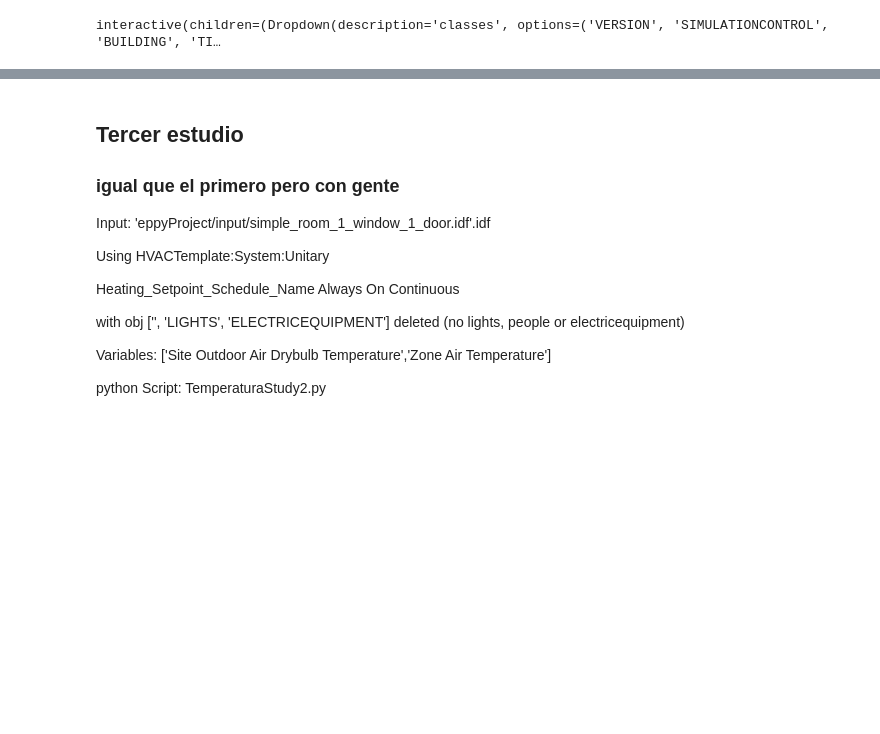
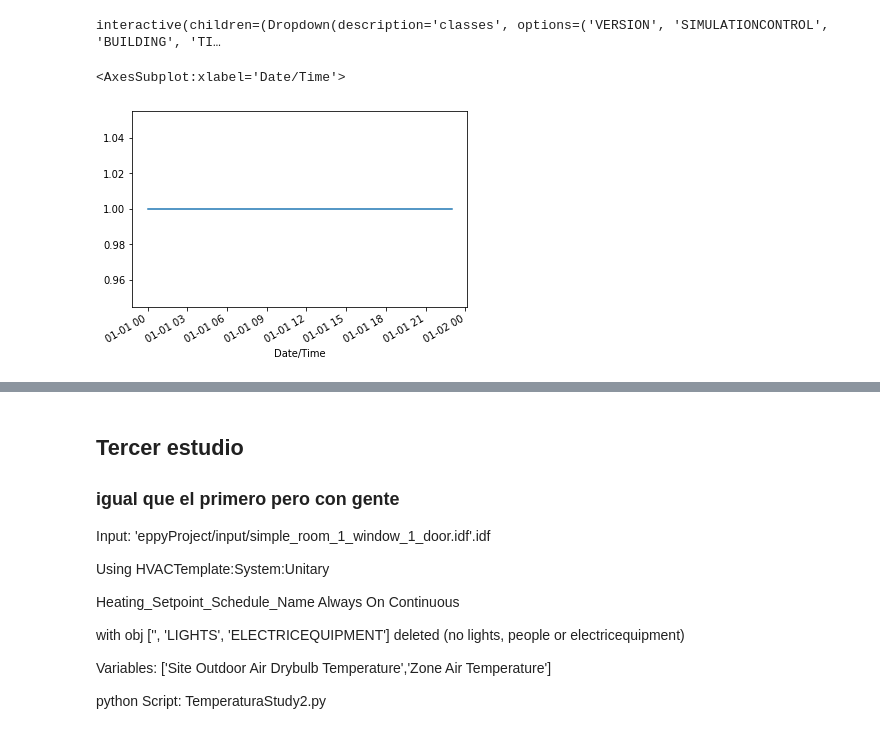
Before and after one commit to paulavmf/eppyProject, a Jupyter notebook: TemoeratureStudyplots.ipynb, the cells around one changed output, grey strips where cells are left out. Drawn from its saved outputs; the diff is of its cells as text; code cells hidden in the pictures; blank space fills up the shorter version.

```diff
--- a/TemoeratureStudyplots.ipynb
+++ b/TemoeratureStudyplots.ipynb
@@ -119,6 +72,11 @@ def show_not_null_classes(classes = notnullobj(idf2)):
     return epobject_to_df(idf2.idfobjects[classes])
 # %% [output]
 interactive(children=(Dropdown(description='classes', options=('VERSION', 'SIMULATIONCONTROL', 'BUILDING', 'TI…
+# %%
+data2['2000-01-01'].iloc[:,2].plot()
+# %% [output]
+<AxesSubplot:xlabel='Date/Time'>
+[figure, added]
 # %%
 data2.plot()
 # %% [output]
```
Also changed, not shown: parts of 30 cells of this notebook, 1 other file.
